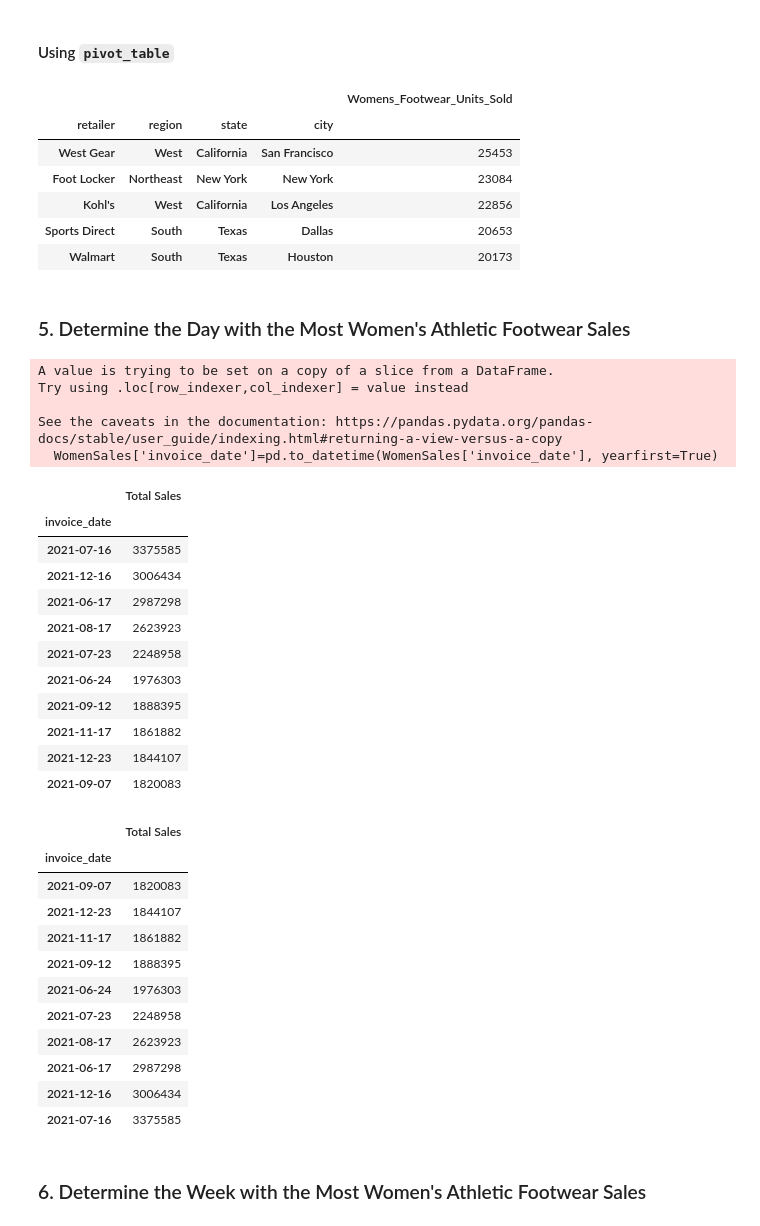
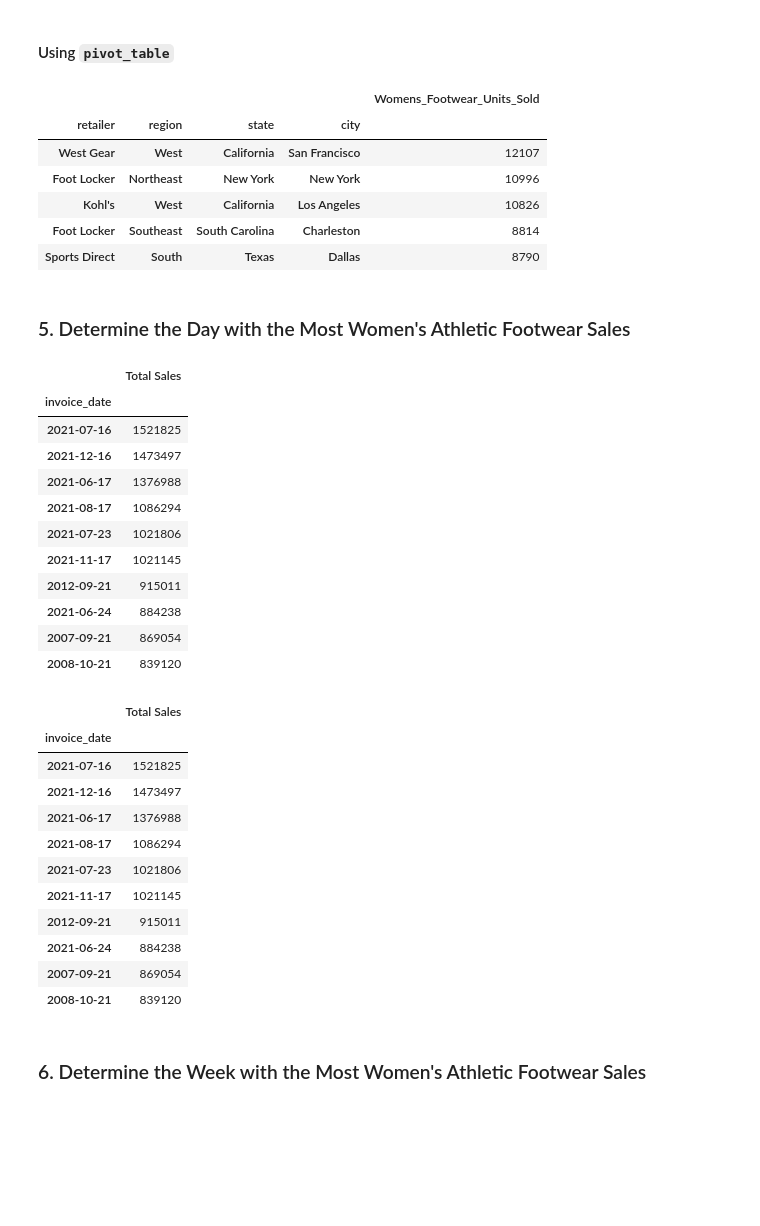
Before and after one commit to cindyzhou89/athletic_sales_analysis, a Jupyter notebook: athletic_sales_analysis_starter_code.ipynb, the cells around one changed output. Cells and saved outputs as stored; diff of their text form; code cells hidden in the pictures; blank space fills up the shorter version.

```diff
--- a/athletic_sales_analysis_starter_code.ipynb
+++ b/athletic_sales_analysis_starter_code.ipynb
@@ -286,10 +284,11 @@ RetailorSalesPivPd.head(5)
 ### 5. Determine which Retailer Sold the Most Women's Athletic Footwear
 # %%
 # Filter the sales data to get the women's athletic footwear sales data.
-TimeFramePd=JoinPd.copy().loc[JoinPd['invoice_date']>'2019']
-WomenAllSales=TimeFramePd.copy().loc[JoinPd['product'].str.contains('Women')]
-WomenSales=WomenAllSales.loc[WomenAllSales['product'].str.contains('Footwear')]
-WomenSales.head(1)
+TimeFramePd=JoinPd.copy().loc[JoinPd['invoice_date']<'2020']
+WomenSales=JoinPd.copy().loc[JoinPd['product'].str.contains('Women')&JoinPd['product'].str.contains('Footwear')&JoinPd['product'].str.contains('Athletic')]
+#WomenSales=WomenAllSales.loc[WomenAllSales['product'].str.contains('Footwear')]
+WomenSales
+TimeFramePd #it seems my data has some problem
 # %% [output]
 |  | retailer | invoice_date | region | state | city | product | price_per_unit | units_sold | ... |
 | retailer_id |  |  |  |  |  |  |  |  | ... |
@@ -334,11 +344,11 @@ WPSalesPivPd.head(5)
 # %% [output]
 |  |  |  |  | Womens_Footwear_Units_Sold |
 | retailer | region | state | city |  |
-| West Gear | West | California | San Francisco | 25453 |
-| Foot Locker | Northeast | New York | New York | 23084 |
-| Kohl's | West | California | Los Angeles | 22856 |
-| Sports Direct | South | Texas | Dallas | 20653 |
-| Walmart | South | Texas | Houston | 20173 |
+| West Gear | West | California | San Francisco | 12107 |
+| Foot Locker | Northeast | New York | New York | 10996 |
+| Kohl's | West | California | Los Angeles | 10826 |
+| Foot Locker | Southeast | South Carolina | Charleston | 8814 |
+| Sports Direct | South | Texas | Dallas | 8790 |
 # %% [markdown]
 ### 5. Determine the Day with the Most Women's Athletic Footwear Sales
 # %%
@@ -354,44 +364,39 @@ WomenSales['invoice_date']=pd.to_datetime(WomenSales['invoice_date'], yearfirst=
 # Show the table.
 BestSaleDay
 # %% [output]
-A value is trying to be set on a copy of a slice from a DataFrame.
-Try using .loc[row_indexer,col_indexer] = value instead
-
-See the caveats in the documentation: https://pandas.pydata.org/pandas-docs/stable/user_guide/indexing.html#returning-a-view-versus-a-copy
-  WomenSales['invoice_date']=pd.to_datetime(WomenSales['invoice_date'], yearfirst=True)
 |  | Total Sales |
 | invoice_date |  |
-| 2021-07-16 | 3375585 |
-| 2021-12-16 | 3006434 |
-| 2021-06-17 | 2987298 |
-| 2021-08-17 | 2623923 |
-| 2021-07-23 | 2248958 |
-| 2021-06-24 | 1976303 |
-| 2021-09-12 | 1888395 |
-| 2021-11-17 | 1861882 |
-| 2021-12-23 | 1844107 |
-| 2021-09-07 | 1820083 |
+| 2021-07-16 | 1521825 |
+| 2021-12-16 | 1473497 |
+| 2021-06-17 | 1376988 |
+| 2021-08-17 | 1086294 |
+| 2021-07-23 | 1021806 |
+| 2021-11-17 | 1021145 |
+| 2012-09-21 | 915011 |
+| 2021-06-24 | 884238 |
+| 2007-09-21 | 869054 |
+| 2008-10-21 | 839120 |
 # %%
 # Resample the pivot table into daily bins, and get the total sales for each day.
 #dates=pd.date_range(WomenSales['invoice_date'].min(),WomenSales['invoice_date'].max(),freq='W')
 
 
 # Sort the resampled pivot table in ascending order on "Total Sales".
-ResampleBestSaleDay=pd.pivot_table(BestSaleDay, index=['invoice_date'],values='Total Sales', aggfunc='sum', sort=False).sort_values(by=['Total Sales'])
+ResampleBestSaleDay=pd.pivot_table(BestSaleDay, index=['invoice_date'],values='Total Sales', aggfunc='sum', sort=False).sort_values(by=['Total Sales'],ascending=False)
 ResampleBestSaleDay
 # %% [output]
 |  | Total Sales |
 | invoice_date |  |
-| 2021-09-07 | 1820083 |
-| 2021-12-23 | 1844107 |
-| 2021-11-17 | 1861882 |
-| 2021-09-12 | 1888395 |
-| 2021-06-24 | 1976303 |
-| 2021-07-23 | 2248958 |
-| 2021-08-17 | 2623923 |
-| 2021-06-17 | 2987298 |
-| 2021-12-16 | 3006434 |
-| 2021-07-16 | 3375585 |
+| 2021-07-16 | 1521825 |
+| 2021-12-16 | 1473497 |
+| 2021-06-17 | 1376988 |
+| 2021-08-17 | 1086294 |
+| 2021-07-23 | 1021806 |
+| 2021-11-17 | 1021145 |
+| 2012-09-21 | 915011 |
+| 2021-06-24 | 884238 |
+| 2007-09-21 | 869054 |
+| 2008-10-21 | 839120 |
 # %% [markdown]
 ### 6.  Determine the Week with the Most Women's Athletic Footwear Sales
 # %%
```
Also changed, not shown: parts of 4 cells of this notebook.
